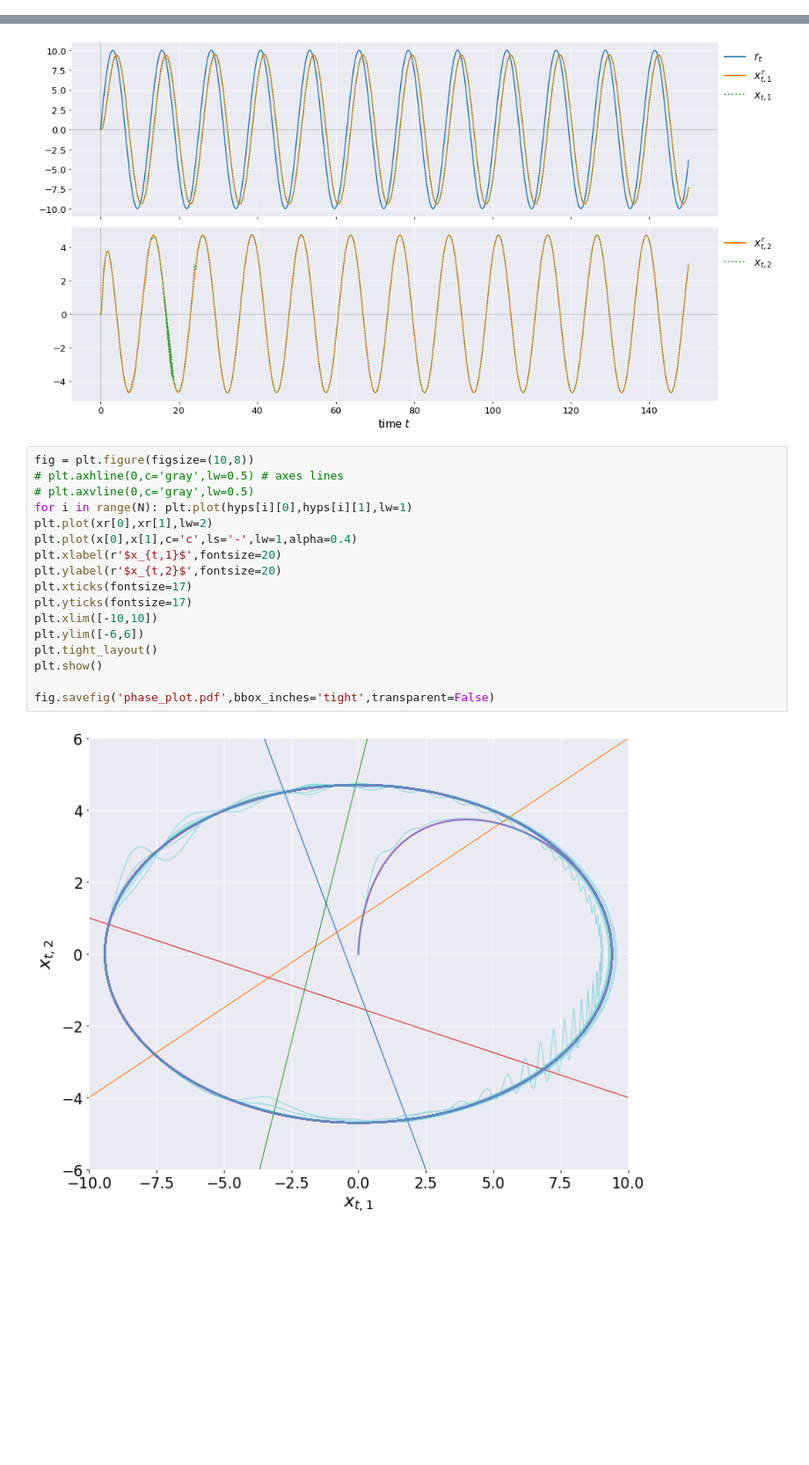
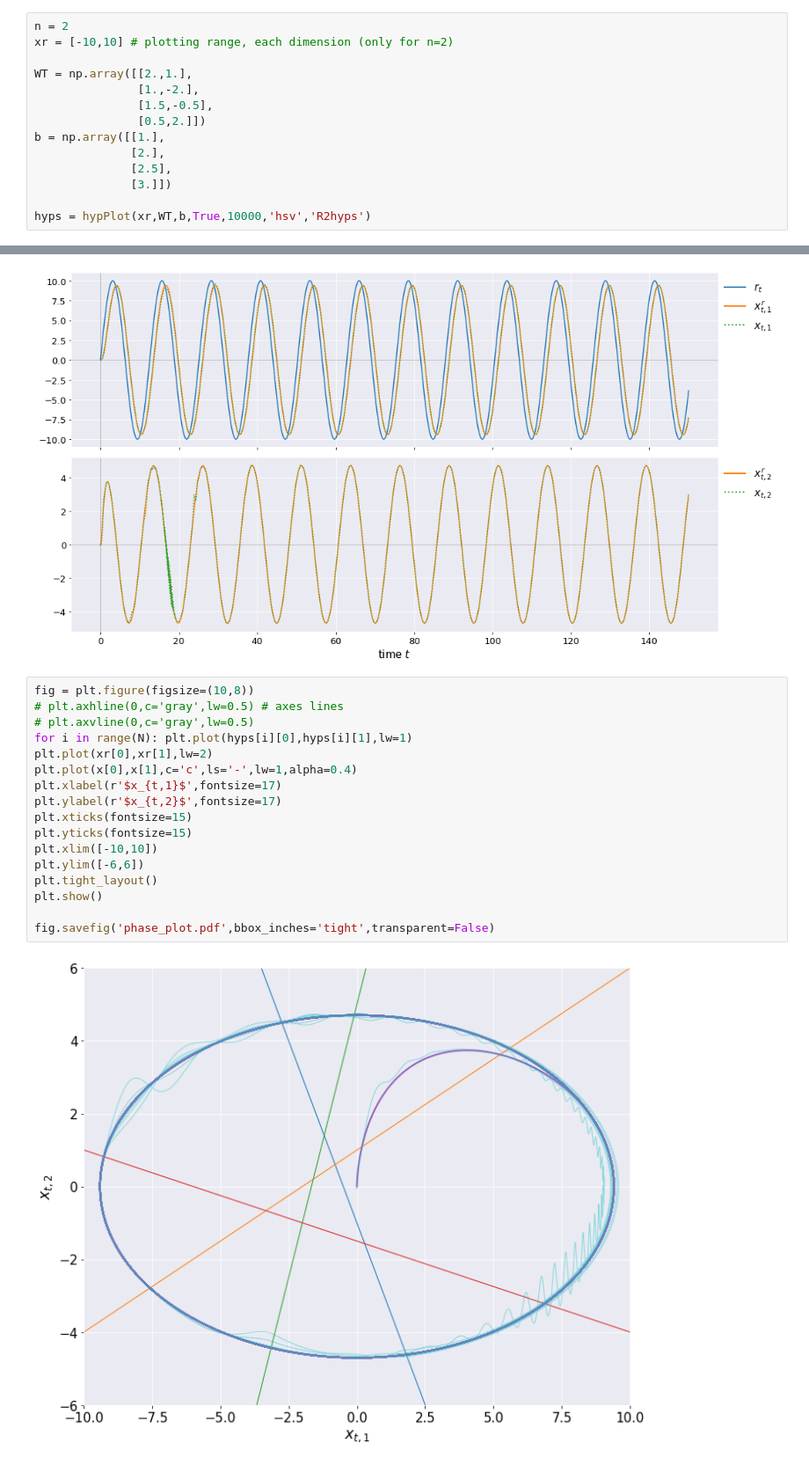
Before and after one commit to tylerlekang/CDC2022, a Jupyter notebook: CDC2022_simulation.ipynb, the cells around one changed output, grey strips where cells are left out. Shown at 88% size. Saved outputs shown, nothing was run; the diff lists cells and outputs as text; blank space fills up the shorter version.

```diff
--- a/CDC2022_simulation.ipynb
+++ b/CDC2022_simulation.ipynb
@@ -42,0 +82,14 @@ The open-loop ($u_t=0$) plant system **without nonlinearity** is simulated below
+# %%
+n = 2
+xr = [-10,10] # plotting range, each dimension (only for n=2)
+
+WT = np.array([[2.,1.],
+               [1.,-2.],
+               [1.5,-0.5],
+               [0.5,2.]])
+b = np.array([[1.],
+              [2.],
+              [2.5],
+              [3.]])
+
+hyps = hypPlot(xr,WT,b,True,10000,'hsv','R2hyps')
@@ -500,21 +370,21 @@ plt.show()
 # %%
 fig = plt.figure(figsize=(10,8))
 # plt.axhline(0,c='gray',lw=0.5) # axes lines
 # plt.axvline(0,c='gray',lw=0.5)
 for i in range(N): plt.plot(hyps[i][0],hyps[i][1],lw=1)
 plt.plot(xr[0],xr[1],lw=2)
 plt.plot(x[0],x[1],c='c',ls='-',lw=1,alpha=0.4)
-plt.xlabel(r'$x_{t,1}$',fontsize=20)
-plt.ylabel(r'$x_{t,2}$',fontsize=20)
-plt.xticks(fontsize=17)
-plt.yticks(fontsize=17)
+plt.xlabel(r'$x_{t,1}$',fontsize=17)
+plt.ylabel(r'$x_{t,2}$',fontsize=17)
+plt.xticks(fontsize=15)
+plt.yticks(fontsize=15)
 plt.xlim([-10,10])
 plt.ylim([-6,6])
 plt.tight_layout()
 plt.show()
 
 fig.savefig('phase_plot.pdf',bbox_inches='tight',transparent=False)
 # %% [output]
-[figure, old version]
+[figure, new version]
 # %%
 Thetats = np.tile(Theta,ts.size).reshape(Thetahat.shape)
```
Also changed, not shown: parts of 24 cells of this notebook.
